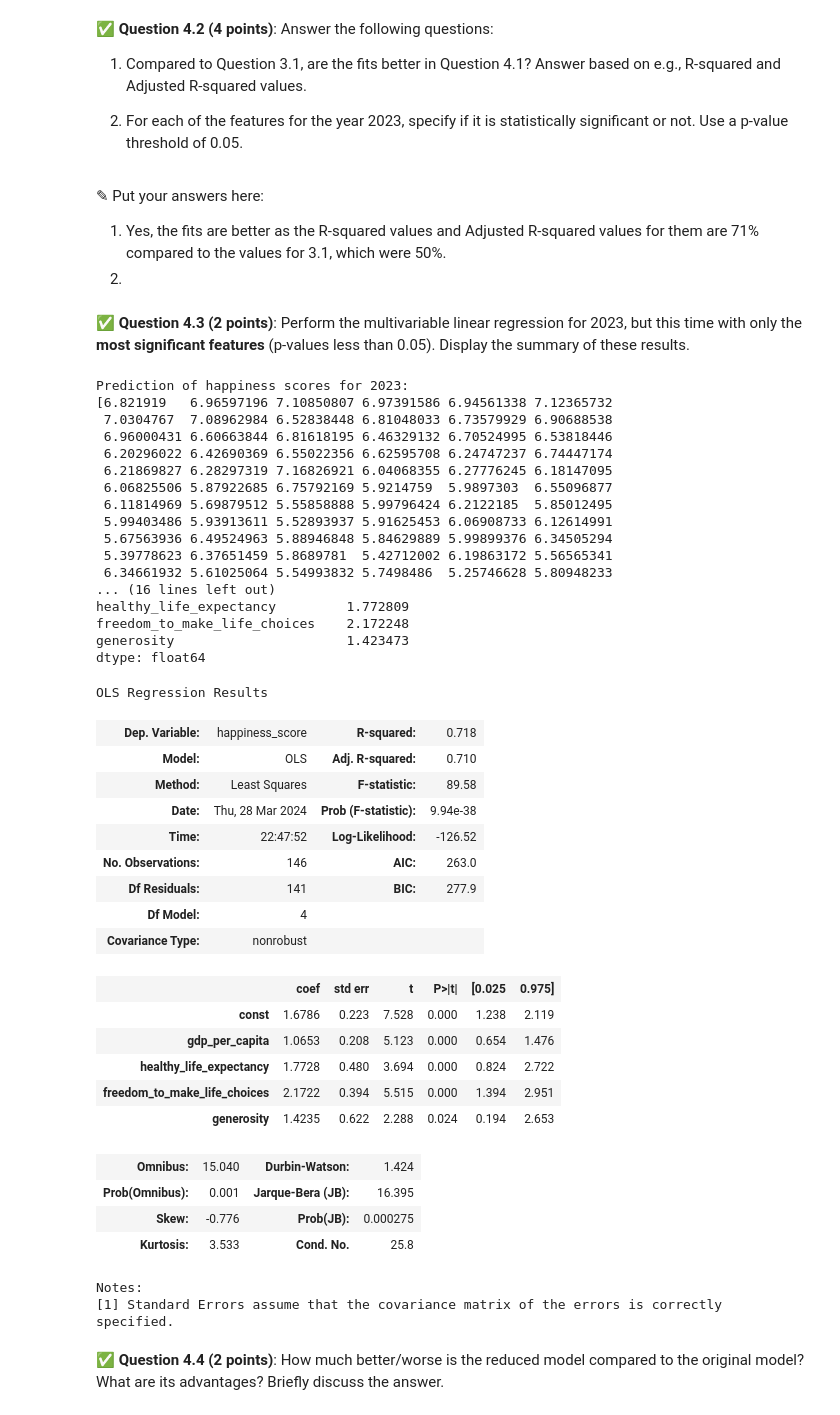
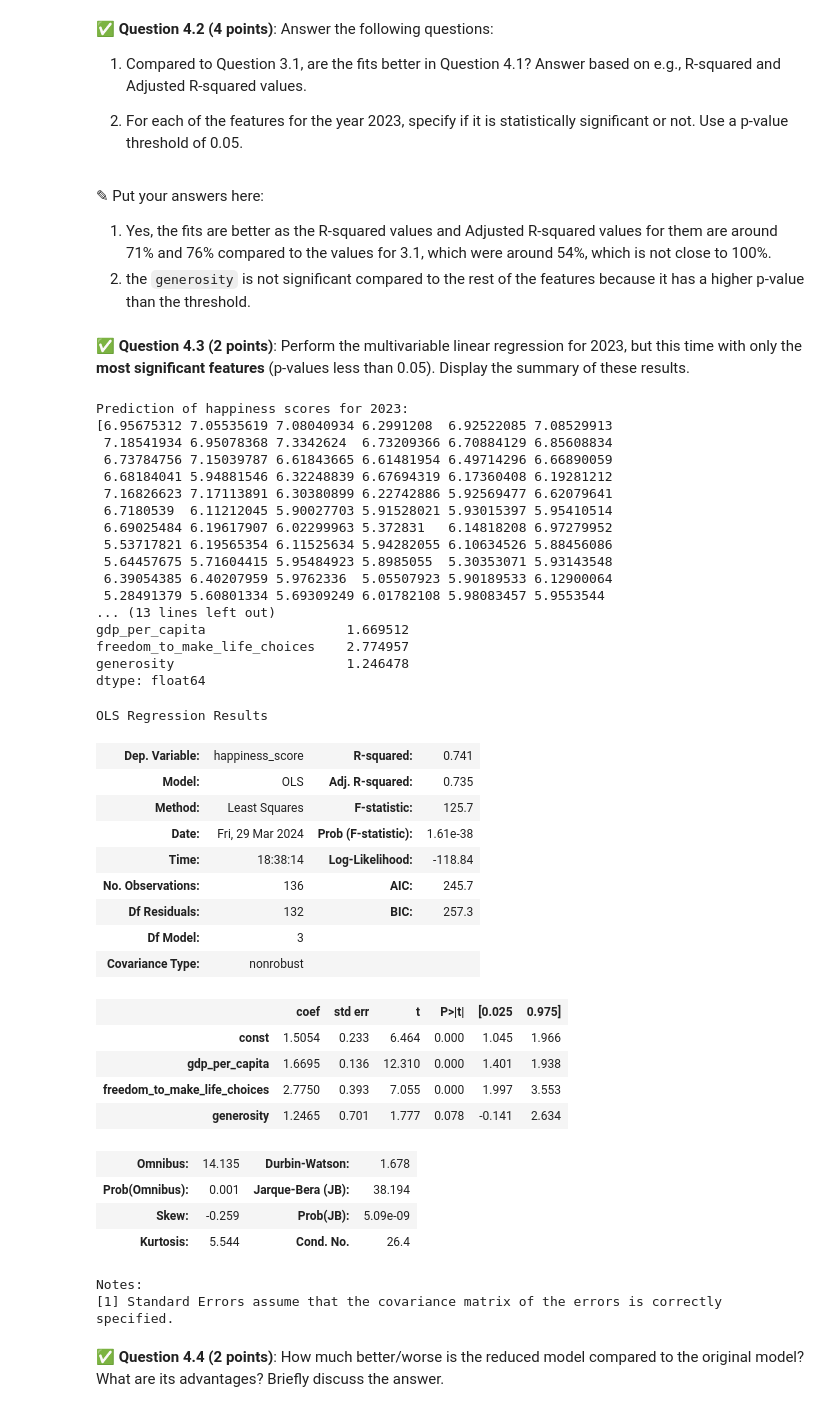
Before and after one commit to aaronng03/CMSE202-s24-turnin, a Jupyter notebook: hw-03/HW-03.ipynb, the cells around one changed output. Cells and saved outputs as stored; diff of their text form; code cells hidden in the pictures.

```diff
--- a/hw-03/HW-03.ipynb
+++ b/hw-03/HW-03.ipynb
@@ -537,71 +575,70 @@ Notes:
 # %% [markdown]
 <font size=+3>&#9998;</font> Put your answers here:
 
-1. Yes, the fits are better as the R-squared values and Adjusted R-squared values for them are 71% compared to the values for 3.1, which were 50%.
-2.
+1. Yes, the fits are better as the R-squared values and Adjusted R-squared values for them are around 71% and 76% compared to the values for 3.1, which were around 54%, which is not close to 100%.
+2. the `generosity` is not significant compared to the rest of the features because it has a higher p-value than the threshold.
 # %% [markdown]
 &#9989;  **Question 4.3 (2 points)**: Perform the multivariable linear regression for 2023, but this time with only the **most significant features** (p-values less than 0.05). Display the summary of these results.
 # %%
 # Define the X and Y variables for the model
 import statsmodels.api as sm
 
 X_23 = new_23[['gdp_per_capita','freedom_to_make_life_choices', 'generosity']]
 Y_23 = new_23['happiness_score']
 
 # Add a constant for the independent variable
 X_const = sm.add_constant(X_23)
 
 # Fit and summarize OLS model
 model_23 = sm.OLS(Y_23, X_const)
-results23 = model_22.fit()
+results23 = model_23.fit()
 
 
 # Predict the happiness score for 2023
 print('Prediction of happiness scores for 2023:')
 print(results23.predict())
 
 
 
 print(results23.params)
 results23.summary()
 # %% [output]
 Prediction of happiness scores for 2023:
-[6.821919   6.96597196 7.10850807 6.97391586 6.94561338 7.12365732
- 7.0304767  7.08962984 6.52838448 6.81048033 6.73579929 6.90688538
- 6.96000431 6.60663844 6.81618195 6.46329132 6.70524995 6.53818446
- 6.20296022 6.42690369 6.55022356 6.62595708 6.24747237 6.74447174
- 6.21869827 6.28297319 7.16826921 6.04068355 6.27776245 6.18147095
- 6.06825506 5.87922685 6.75792169 5.9214759  5.9897303  6.55096877
- 6.11814969 5.69879512 5.55858888 5.99796424 6.2122185  5.85012495
- 5.99403486 5.93913611 5.52893937 5.91625453 6.06908733 6.12614991
- 5.67563936 6.49524963 5.88946848 5.84629889 5.99899376 6.34505294
- 5.39778623 6.37651459 5.8689781  5.42712002 6.19863172 5.56565341
- 6.34661932 5.61025064 5.54993832 5.7498486  5.25746628 5.80948233
-... (16 lines left out)
-healthy_life_expectancy         1.772809
-freedom_to_make_life_choices    2.172248
-generosity                      1.423473
+[6.95675312 7.05535619 7.08040934 6.2991208  6.92522085 7.08529913
+ 7.18541934 6.95078368 7.3342624  6.73209366 6.70884129 6.85608834
+ 6.73784756 7.15039787 6.61843665 6.61481954 6.49714296 6.66890059
+ 6.68184041 5.94881546 6.32248839 6.67694319 6.17360408 6.19281212
+ 7.16826623 7.17113891 6.30380899 6.22742886 5.92569477 6.62079641
+ 6.7180539  6.11212045 5.90027703 5.91528021 5.93015397 5.95410514
+ 6.69025484 6.19617907 6.02299963 5.372831   6.14818208 6.97279952
+ 5.53717821 6.19565354 6.11525634 5.94282055 6.10634526 5.88456086
+ 5.64457675 5.71604415 5.95484923 5.8985055  5.30353071 5.93143548
+ 6.39054385 6.40207959 5.9762336  5.05507923 5.90189533 6.12900064
+ 5.28491379 5.60801334 5.69309249 6.01782108 5.98083457 5.9553544
+... (13 lines left out)
+gdp_per_capita                  1.669512
+freedom_to_make_life_choices    2.774957
+generosity                      1.246478
 dtype: float64
 OLS Regression Results
-| Dep. Variable: | happiness_score | R-squared: | 0.718 |
-| Model: | OLS | Adj. R-squared: | 0.710 |
-| Method: | Least Squares | F-statistic: | 89.58 |
-| Date: | Thu, 28 Mar 2024 | Prob (F-statistic): | 9.94e-38 |
-| Time: | 22:47:52 | Log-Likelihood: | -126.52 |
-| No. Observations: | 146 | AIC: | 263.0 |
-| Df Residuals: | 141 | BIC: | 277.9 |
-| Df Model: | 4 |  |  |
+| Dep. Variable: | happiness_score | R-squared: | 0.741 |
+| Model: | OLS | Adj. R-squared: | 0.735 |
+| Method: | Least Squares | F-statistic: | 125.7 |
+| Date: | Fri, 29 Mar 2024 | Prob (F-statistic): | 1.61e-38 |
+| Time: | 18:38:14 | Log-Likelihood: | -118.84 |
+| No. Observations: | 136 | AIC: | 245.7 |
+| Df Residuals: | 132 | BIC: | 257.3 |
+| Df Model: | 3 |  |  |
 | Covariance Type: | nonrobust |  |  |
 |  | coef | std err | t | P>|t| | [0.025 | 0.975] |
-| const | 1.6786 | 0.223 | 7.528 | 0.000 | 1.238 | 2.119 |
-| gdp_per_capita | 1.0653 | 0.208 | 5.123 | 0.000 | 0.654 | 1.476 |
-| healthy_life_expectancy | 1.7728 | 0.480 | 3.694 | 0.000 | 0.824 | 2.722 |
-| freedom_to_make_life_choices | 2.1722 | 0.394 | 5.515 | 0.000 | 1.394 | 2.951 |
-| generosity | 1.4235 | 0.622 | 2.288 | 0.024 | 0.194 | 2.653 |
+| const | 1.5054 | 0.233 | 6.464 | 0.000 | 1.045 | 1.966 |
+| gdp_per_capita | 1.6695 | 0.136 | 12.310 | 0.000 | 1.401 | 1.938 |
+| freedom_to_make_life_choices | 2.7750 | 0.393 | 7.055 | 0.000 | 1.997 | 3.553 |
+| generosity | 1.2465 | 0.701 | 1.777 | 0.078 | -0.141 | 2.634 |
-| Omnibus: | 15.040 | Durbin-Watson: | 1.424 |
-| Prob(Omnibus): | 0.001 | Jarque-Bera (JB): | 16.395 |
-| Skew: | -0.776 | Prob(JB): | 0.000275 |
-| Kurtosis: | 3.533 | Cond. No. | 25.8 |
+| Omnibus: | 14.135 | Durbin-Watson: | 1.678 |
+| Prob(Omnibus): | 0.001 | Jarque-Bera (JB): | 38.194 |
+| Skew: | -0.259 | Prob(JB): | 5.09e-09 |
+| Kurtosis: | 5.544 | Cond. No. | 26.4 |
 Notes:
 [1] Standard Errors assume that the covariance matrix of the errors is correctly specified.
 # %% [markdown]
```
Also changed, not shown: parts of 12 cells of this notebook.
